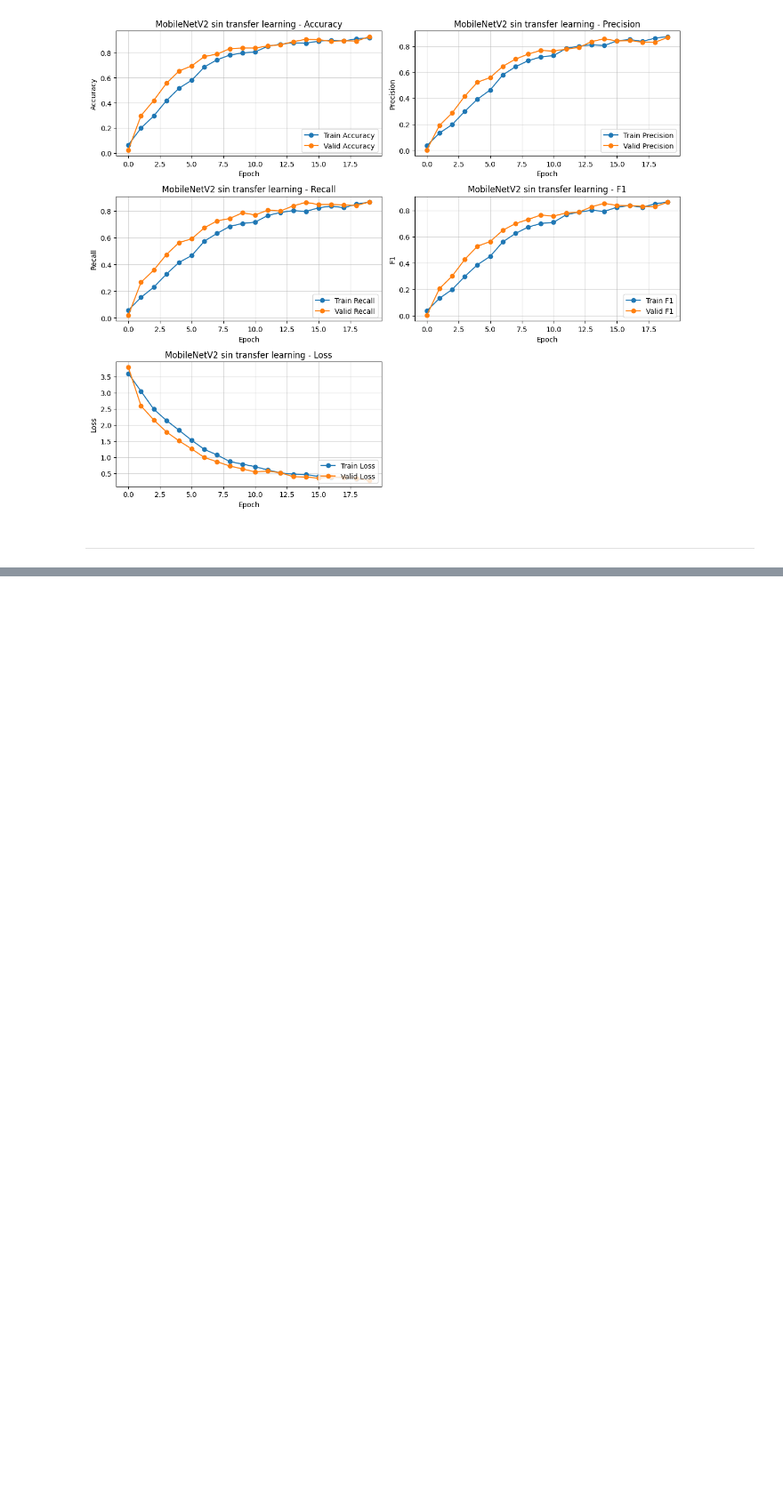
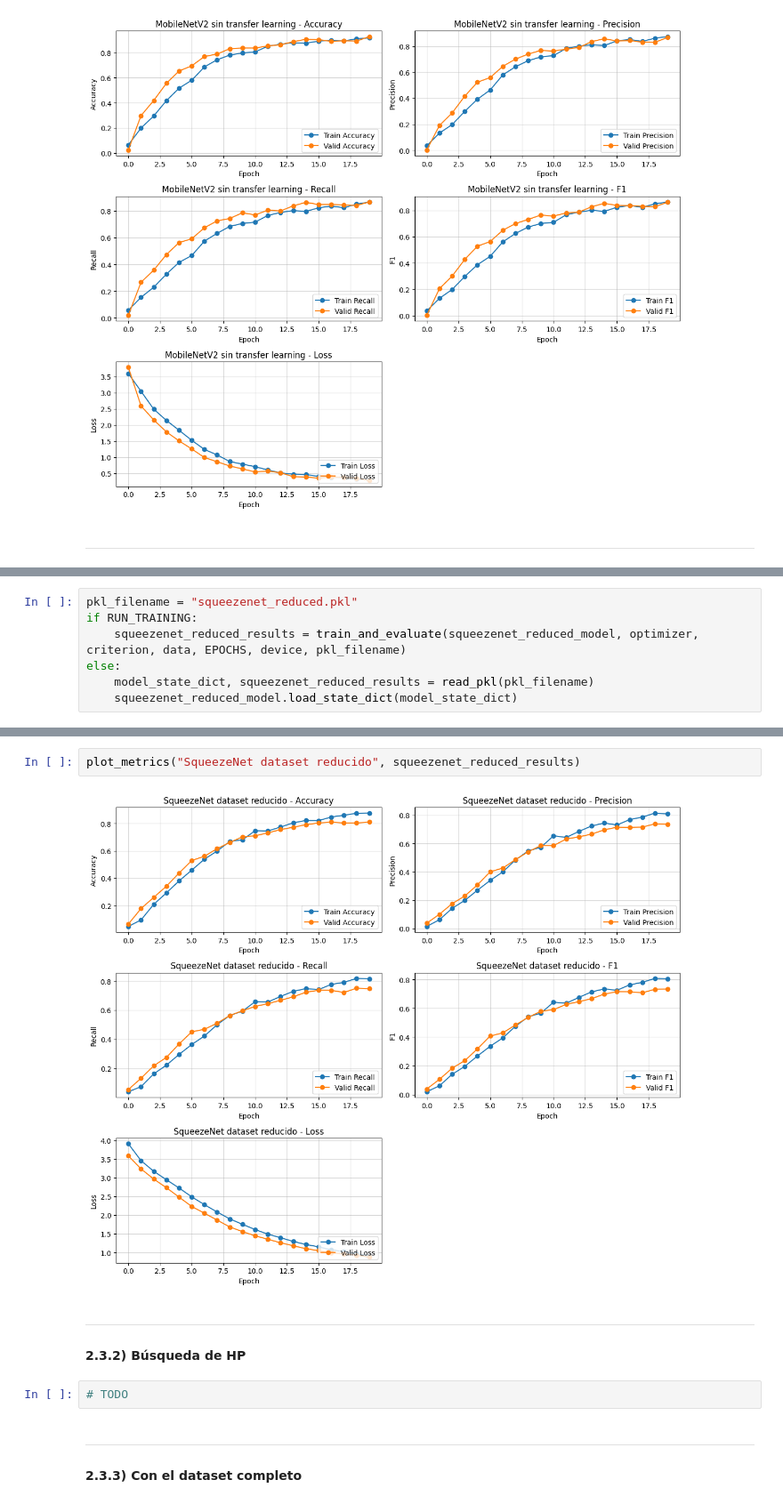
Before and after one commit to mmarando/vpc2, a Jupyter notebook: notebook_vpc2.ipynb, the cells around one changed output, grey strips where cells are left out. Shown at 89% size. Saved outputs shown, nothing was run; the diff lists cells and outputs as text; blank space fills up the shorter version.

Commit message:
agrego squeezenet

```diff
--- a/notebook_vpc2.ipynb
+++ b/notebook_vpc2.ipynb
@@ -946,0 +1006,7 @@ plot_metrics("MobileNetV2 sin transfer learning", mobilenet_reduced_sin_tl_resul
+# %%
+pkl_filename = "squeezenet_reduced.pkl"
+if RUN_TRAINING:
+    squeezenet_reduced_results = train_and_evaluate(squeezenet_reduced_model, optimizer, criterion, data, EPOCHS, device, pkl_filename)
+else:
+    model_state_dict, squeezenet_reduced_results = read_pkl(pkl_filename)
+    squeezenet_reduced_model.load_state_dict(model_state_dict)
@@ -946,0 +1031,12 @@ plot_metrics("MobileNetV2 sin transfer learning", mobilenet_reduced_sin_tl_resul
+# %%
+plot_metrics("SqueezeNet dataset reducido", squeezenet_reduced_results)
+# %% [output]
+[figure, added]
+# %% [markdown]
+---
+#### 2.3.2) Búsqueda de HP
+# %%
+# TODO
+# %% [markdown]
+---
+#### 2.3.3) Con el dataset completo
```
Also changed, not shown: parts of 15 cells of this notebook.
